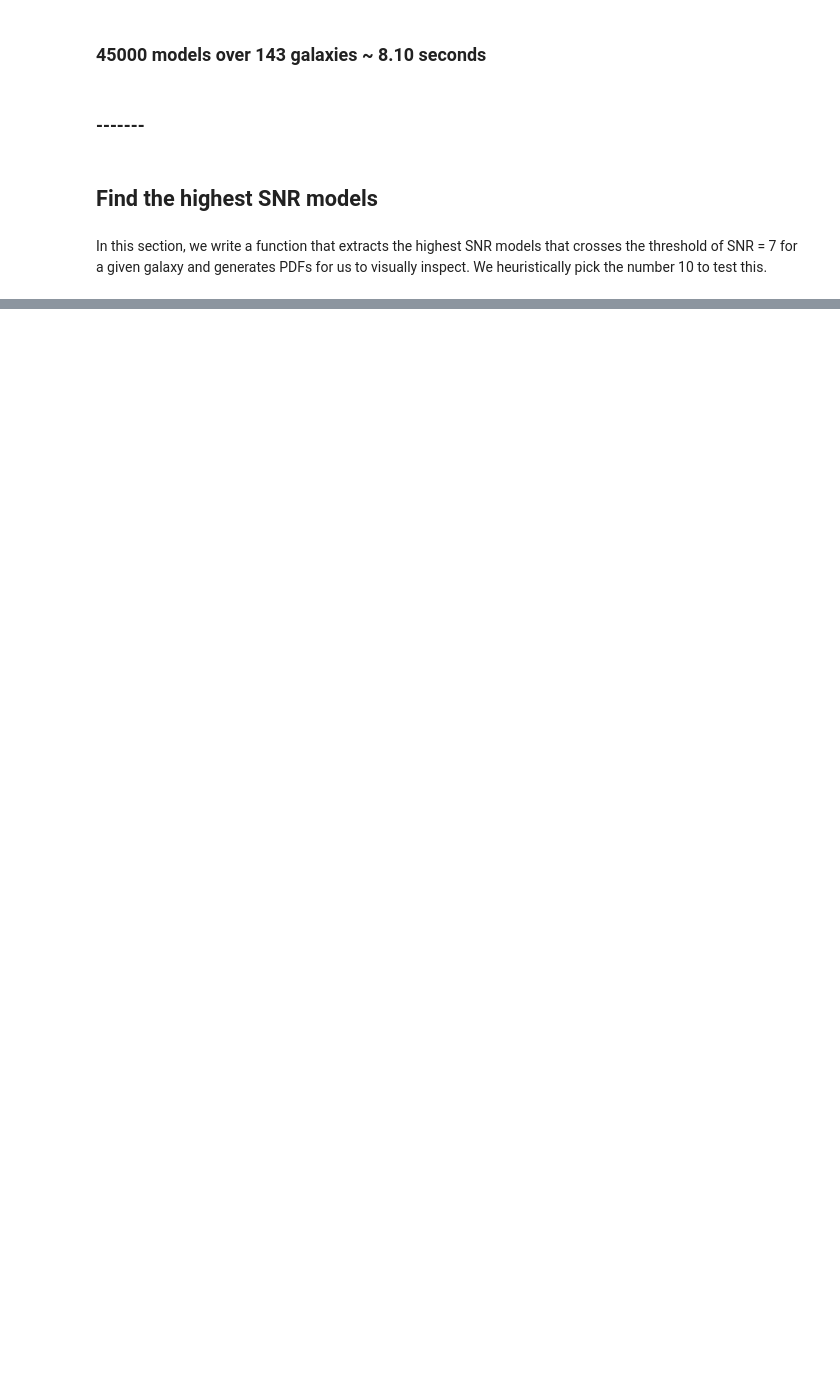
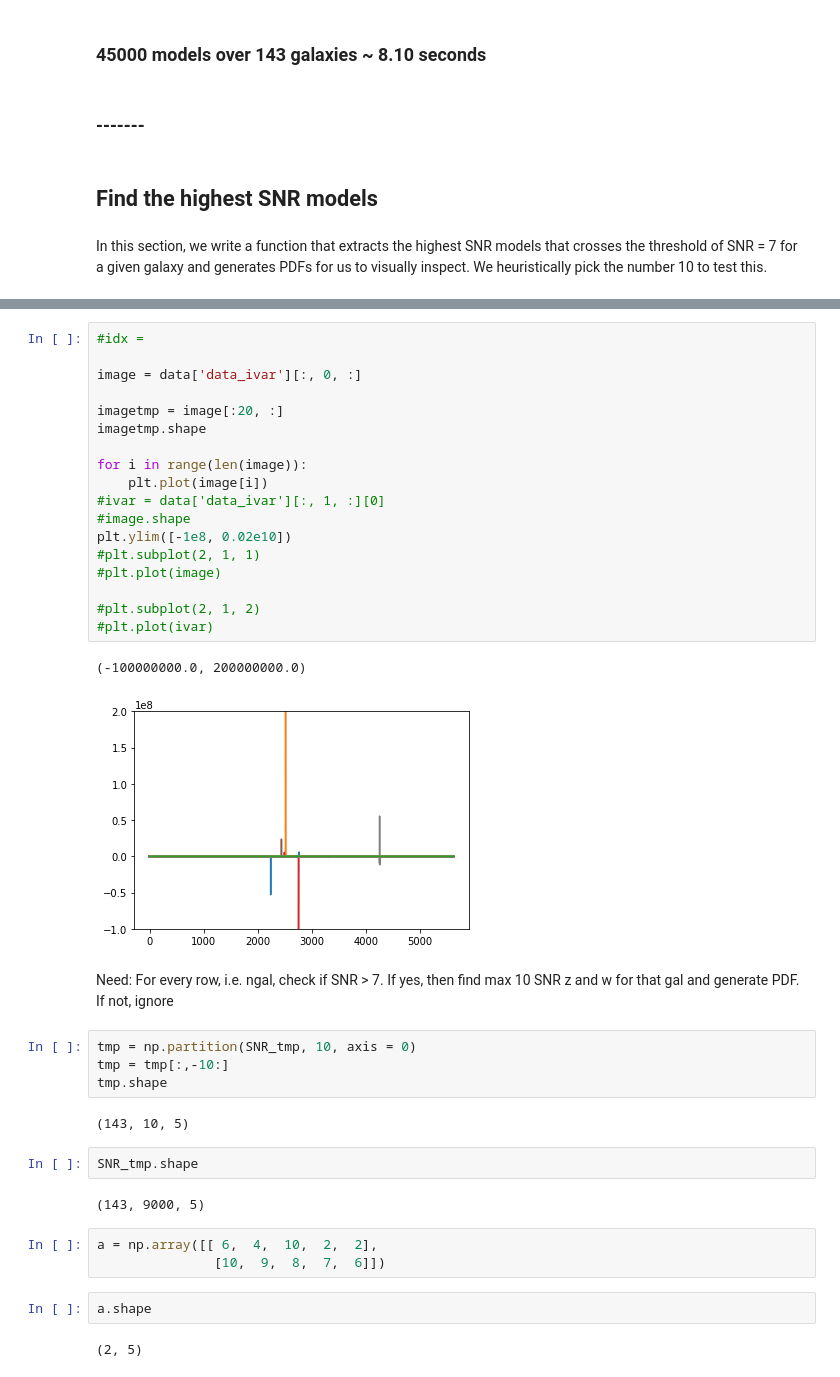
Before and after one commit to tanveerkarim/DESI_Binospec_DataProcessor, a Jupyter notebook: Tanveer/Specz_Extractor/specz1D_extractor.ipynb, the cells around one changed output, grey strips where cells are left out. Saved outputs shown, nothing was run; the diff lists cells and outputs as text; blank space fills up the shorter version.

```diff
--- a/Tanveer/Specz_Extractor/specz1D_extractor.ipynb
+++ b/Tanveer/Specz_Extractor/specz1D_extractor.ipynb
@@ -163,0 +202,40 @@ In this section, we write a function that extracts the highest SNR models that c
+# %%
+#idx =
+
+image = data['data_ivar'][:, 0, :]
+
+imagetmp = image[:20, :]
+imagetmp.shape
+
+for i in range(len(image)):
+    plt.plot(image[i])
+#ivar = data['data_ivar'][:, 1, :][0]
+#image.shape
+plt.ylim([-1e8, 0.02e10])
+#plt.subplot(2, 1, 1)
+#plt.plot(image)
+
+#plt.subplot(2, 1, 2)
+#plt.plot(ivar)
+# %% [output]
+(-100000000.0, 200000000.0)
+[figure, added]
+# %% [markdown]
+Need: For every row, i.e. ngal, check if SNR > 7. If yes, then find max 10 SNR z and w for that gal and generate PDF. If not, ignore
+# %%
+tmp = np.partition(SNR_tmp, 10, axis = 0)
+tmp = tmp[:,-10:]
+tmp.shape
+# %% [output]
+(143, 10, 5)
+# %%
+SNR_tmp.shape
+# %% [output]
+(143, 9000, 5)
+# %%
+a = np.array([[ 6,  4,  10,  2,  2],
+               [10,  9,  8,  7,  6]])
+# %%
+a.shape
+# %% [output]
+(2, 5)
```
Also changed, not shown: parts of 13 cells of this notebook, 1 other file.
